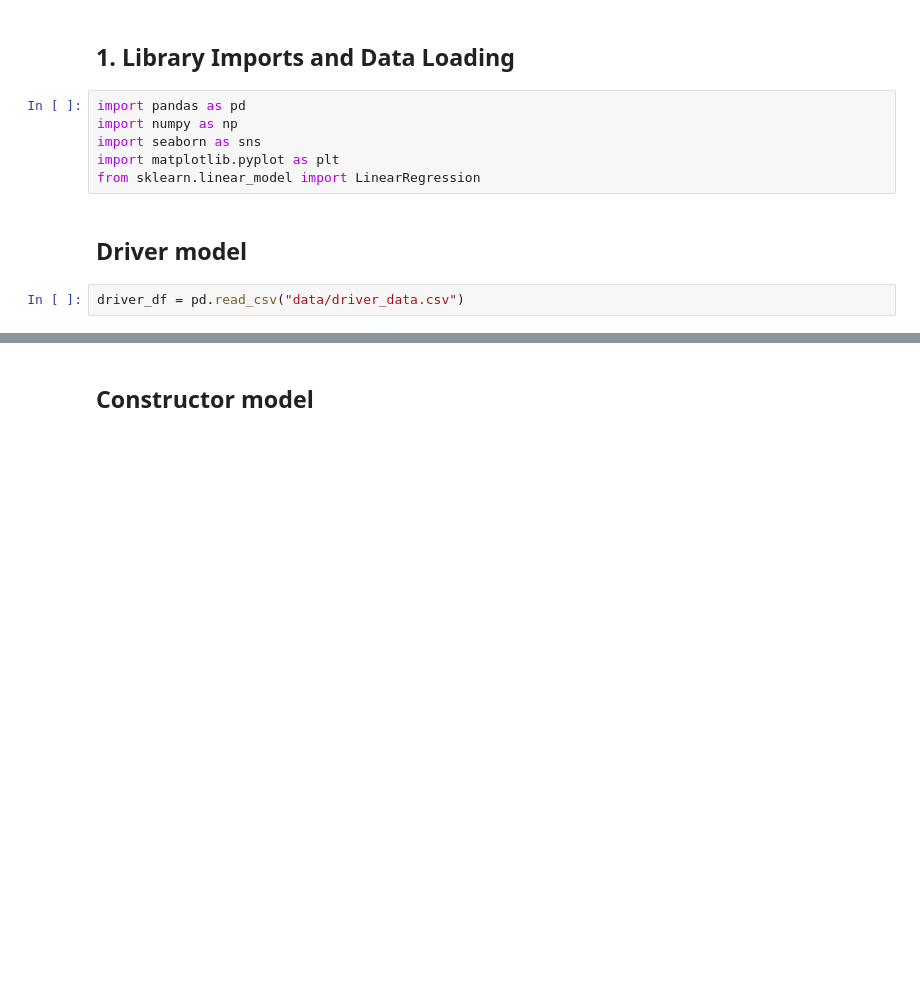
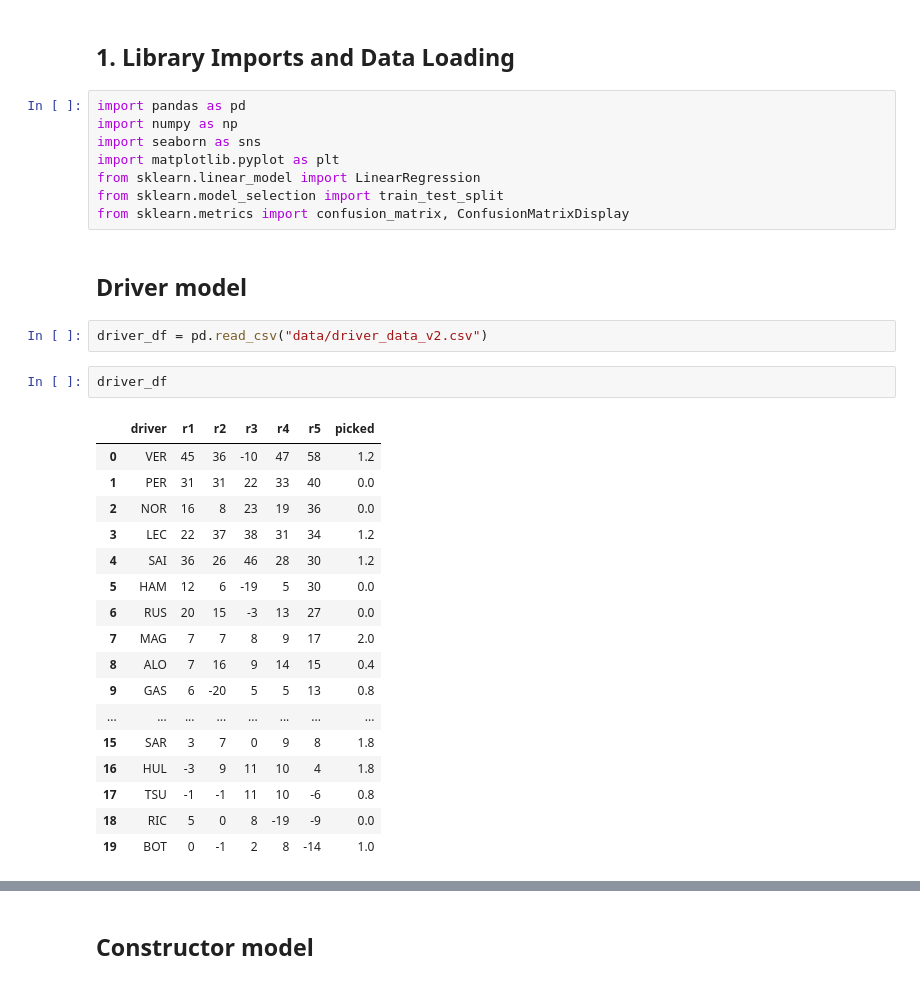
Before and after one commit to ldhaliwal/F1FantasyTeamOptimizer, a Jupyter notebook: model.ipynb, the cells around one changed output, grey strips where cells are left out. Drawn from its saved outputs; the diff is of its cells as text; blank space fills up the shorter version.

Commit message:
updated csv files, started making models

```diff
--- a/model.ipynb
+++ b/model.ipynb
@@ -6,10 +6,32 @@ import numpy as np
 import seaborn as sns
 import matplotlib.pyplot as plt
 from sklearn.linear_model import LinearRegression
+from sklearn.model_selection import train_test_split
+from sklearn.metrics import confusion_matrix, ConfusionMatrixDisplay
 # %% [markdown]
 ## Driver model
 # %%
-driver_df = pd.read_csv("data/driver_data.csv")
+driver_df = pd.read_csv("data/driver_data_v2.csv")
+# %%
+driver_df
+# %% [output]
+|  | driver | r1 | r2 | r3 | r4 | r5 | picked |
+| 0 | VER | 45 | 36 | -10 | 47 | 58 | 1.2 |
+| 1 | PER | 31 | 31 | 22 | 33 | 40 | 0.0 |
+| 2 | NOR | 16 | 8 | 23 | 19 | 36 | 0.0 |
+| 3 | LEC | 22 | 37 | 38 | 31 | 34 | 1.2 |
+| 4 | SAI | 36 | 26 | 46 | 28 | 30 | 1.2 |
+| 5 | HAM | 12 | 6 | -19 | 5 | 30 | 0.0 |
+| 6 | RUS | 20 | 15 | -3 | 13 | 27 | 0.0 |
+| 7 | MAG | 7 | 7 | 8 | 9 | 17 | 2.0 |
+| 8 | ALO | 7 | 16 | 9 | 14 | 15 | 0.4 |
+| 9 | GAS | 6 | -20 | 5 | 5 | 13 | 0.8 |
+| ... | ... | ... | ... | ... | ... | ... | ... |
+| 15 | SAR | 3 | 7 | 0 | 9 | 8 | 1.8 |
+| 16 | HUL | -3 | 9 | 11 | 10 | 4 | 1.8 |
+| 17 | TSU | -1 | -1 | 11 | 10 | -6 | 0.8 |
+| 18 | RIC | 5 | 0 | 8 | -19 | -9 | 0.0 |
+| 19 | BOT | 0 | -1 | 2 | 8 | -14 | 1.0 |
 # %%
 # Make sure the relationship looks linear
 possible_features = ['r1', 'r2', 'r3', 'r4', 'r5']
```
Also changed, not shown: parts of 9 cells of this notebook, 2 other files.
